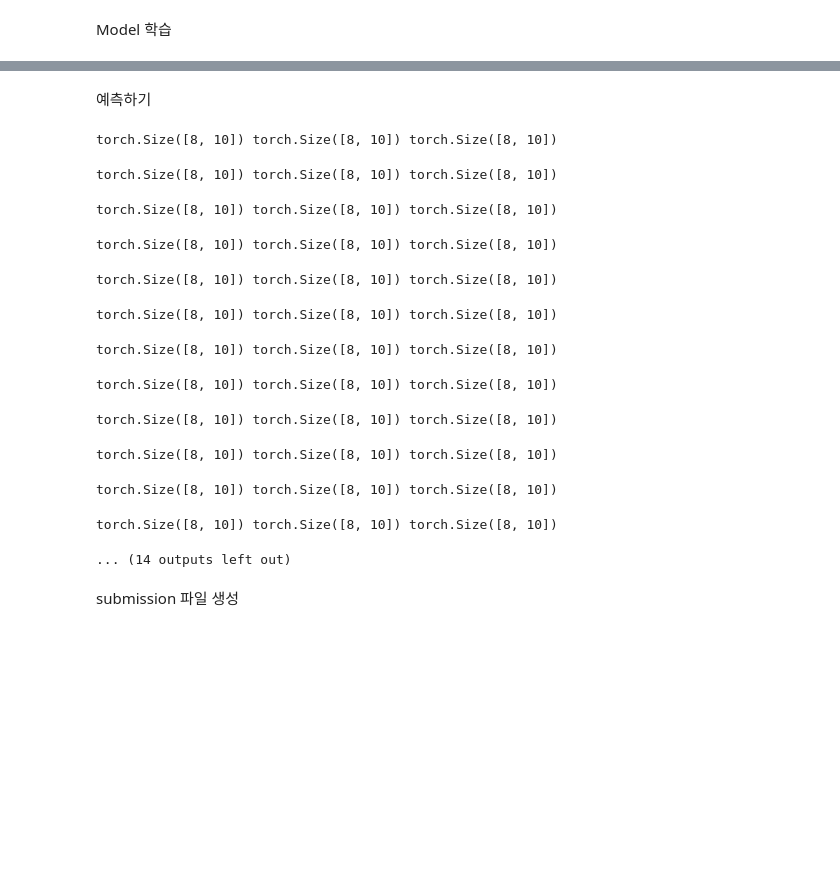
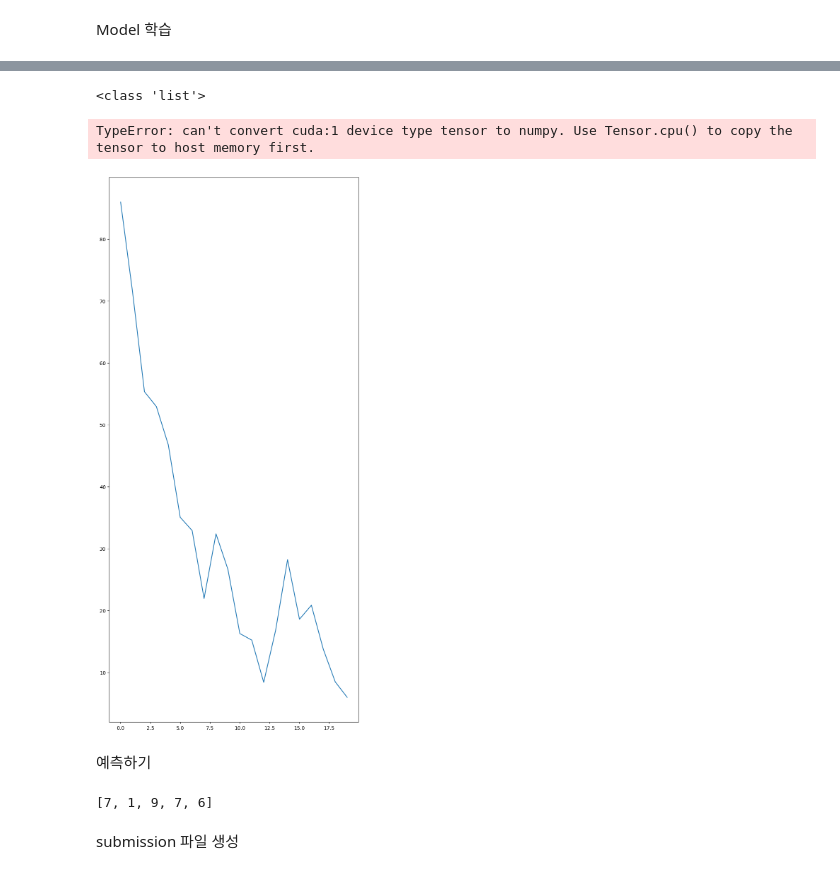
Before and after one commit to yunguks/dacon, a Jupyter notebook: Basic_landmark/docker_basic.ipynb, the cells around one changed output, grey strips where cells are left out. Cells and saved outputs as stored; diff of their text form; code cells hidden in the pictures; blank space fills up the shorter version.

```diff
--- a/Basic_landmark/docker_basic.ipynb
+++ b/Basic_landmark/docker_basic.ipynb
@@ -413,7 +434,8 @@ class ResNet(nn.Module):
         self.layer3 = self._make_layer(block, 256, layers[2], stride=2)
         self.layer4 = self._make_layer(block, 512, layers[3], stride=2)
         self.avgpool = nn.AdaptiveAvgPool2d((1, 1))
-        self.fc = nn.Linear(512 * block.expansion, num_classes)
+        self.fc = nn.Linear(512 * block.expansion, 1000)
+        self.fc2 = nn.Linear(1000,num_classes)
 
         for m in self.modules():
             if isinstance(m, nn.Conv2d):
@@ -468,8 +490,9 @@ class ResNet(nn.Module):
         x = self.avgpool(x)
         x = torch.flatten(x, 1)
         x = self.fc(x)
+        x = self.fc2(x)
 
         return x
 # %%
-resnet50 = ResNet(num_classes=10, norm_layer=True)
-resnet101 = ResNet(layers=[3, 4, 23, 3], num_classes=10, norm_layer=True)
+resnet50 = ResNet(num_classes=10)
+resnet101 = ResNet(layers=[3, 4, 23, 3], num_classes=10)
@@ -506,5 +612,5 @@ Model 학습
 # %%
-criterion = torch.nn.CrossEntropyLoss()
-optimizer = torch.optim.SGD(params=effi_net.parameters(), lr=CFG['LEARNING_RATE'],momentum=0.9)
+criterion = nn.CrossEntropyLoss()
+optimizer = torch.optim.SGD(params=resnet50.parameters(), lr=0.01,momentum=0.9)
 scheduler = None
-#scheduler=torch.optim.lr_scheduler.CosineAnnealingWarmRestarts(optimizer, T_0=10,T_mult=2)
+r_50_history=train(resnet50,optimizer,criterion,train_loader, scheduler, device, 'resnet50')
@@ -605,2 +633,0 @@ Model Saved
-# %%
-r_50_history=train(resnet50,optimizer,train_loader, scheduler, device, 'resnet50')
@@ -624,0 +634,15 @@ Model Saved
+# %%
+plt.figure(figsize=(10,5))
+print(type(r_50_history['val_loss']))
+plt.subplot(1,2,1)
+plt.plot(range(len(r_50_history['train_loss'])),r_50_history['train_loss'], label='train_loss')
+plt.plot(range(len(r_50_history['train_loss'])),r_50_history['val_loss'], label='val_loss')
+plt.title('Loss')
+
+plt.subplot(1,2,2)
+plt.plot(range(len(r_50_history['train_loss'])), r_50_history['val_acc'])
+plt.title('Val Acc')
+# %% [output]
+<class 'list'>
+TypeError: can't convert cuda:1 device type tensor to numpy. Use Tensor.cpu() to copy the tensor to host memory first.
+[figure, added]
@@ -653,7 +682,7 @@ test_dataset = CustomDataset(test_img_path,None,train_mode=False,transforms=test
 test_loader= DataLoader(test_dataset,batch_size =CFG['BATCH_SIZE'],shuffle=False,num_workers=0)
 
 checkpoint = torch.load('checkpoint/best_efficient.pth')
-model.load_state_dict(checkpoint, strict=False)
+effi_net.load_state_dict(checkpoint, strict=False)
 
 checkpoint = torch.load('checkpoint/best_resnet50.pth')
 resnet50.load_state_dict(checkpoint, strict=False)
@@ -661,22 +690,10 @@ resnet50.load_state_dict(checkpoint, strict=False)
 checkpoint = torch.load('checkpoint/best_resnet101.pth')
 resnet101.load_state_dict(checkpoint, strict=False)
 
-preds = predict(model,resnet101,resnet50,test_loader,device)
+preds = predict(effi_net,resnet101,resnet50,test_loader,device)
 preds[0:5]
 # %% [output]
-torch.Size([8, 10]) torch.Size([8, 10]) torch.Size([8, 10])
+[7, 1, 9, 7, 6]
-torch.Size([8, 10]) torch.Size([8, 10]) torch.Size([8, 10])
-torch.Size([8, 10]) torch.Size([8, 10]) torch.Size([8, 10])
-torch.Size([8, 10]) torch.Size([8, 10]) torch.Size([8, 10])
-torch.Size([8, 10]) torch.Size([8, 10]) torch.Size([8, 10])
-torch.Size([8, 10]) torch.Size([8, 10]) torch.Size([8, 10])
-torch.Size([8, 10]) torch.Size([8, 10]) torch.Size([8, 10])
-torch.Size([8, 10]) torch.Size([8, 10]) torch.Size([8, 10])
-torch.Size([8, 10]) torch.Size([8, 10]) torch.Size([8, 10])
-torch.Size([8, 10]) torch.Size([8, 10]) torch.Size([8, 10])
-torch.Size([8, 10]) torch.Size([8, 10]) torch.Size([8, 10])
-torch.Size([8, 10]) torch.Size([8, 10]) torch.Size([8, 10])
-... (14 outputs left out)
 # %% [markdown]
 submission 파일 생성
 # %%
```
Also changed, not shown: parts of 20 cells of this notebook, 2 other files.
